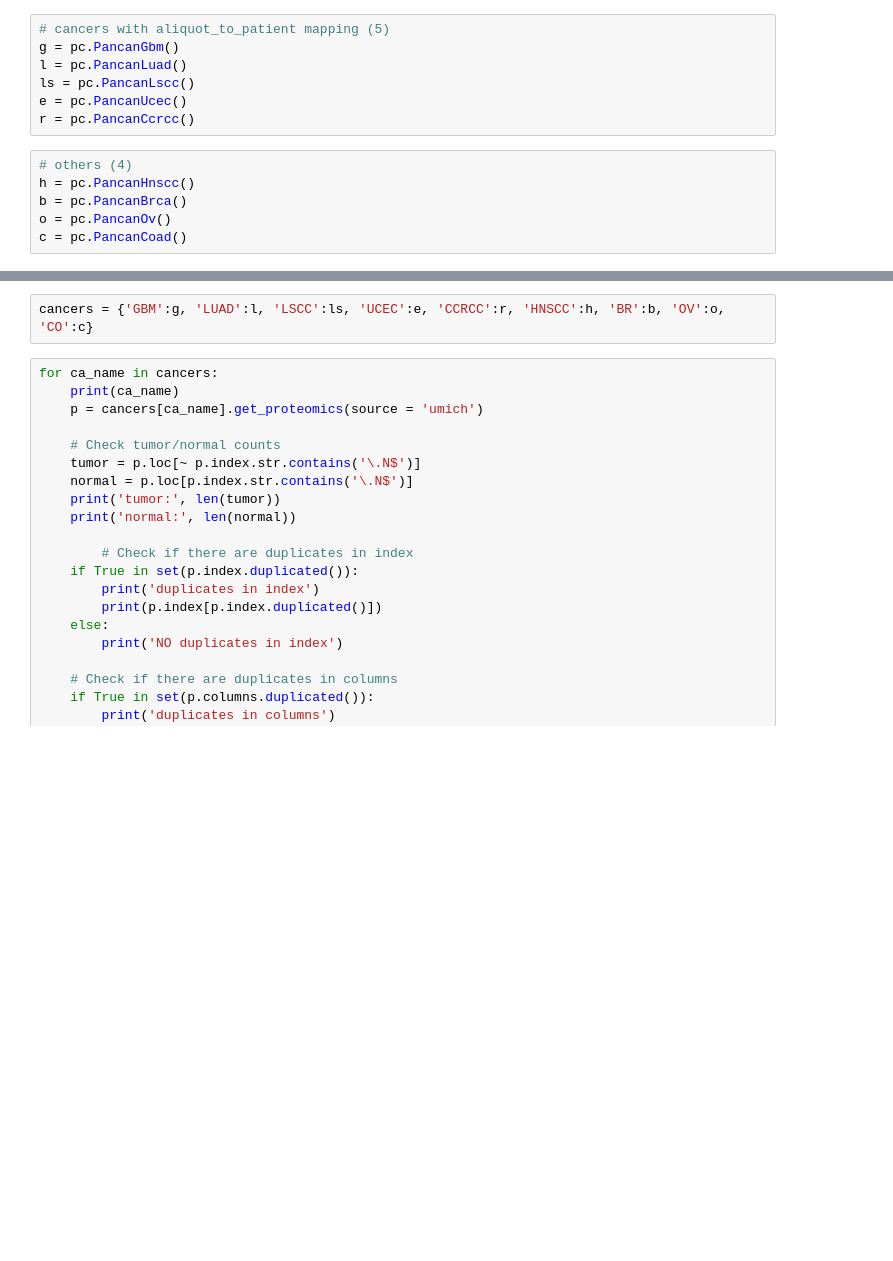
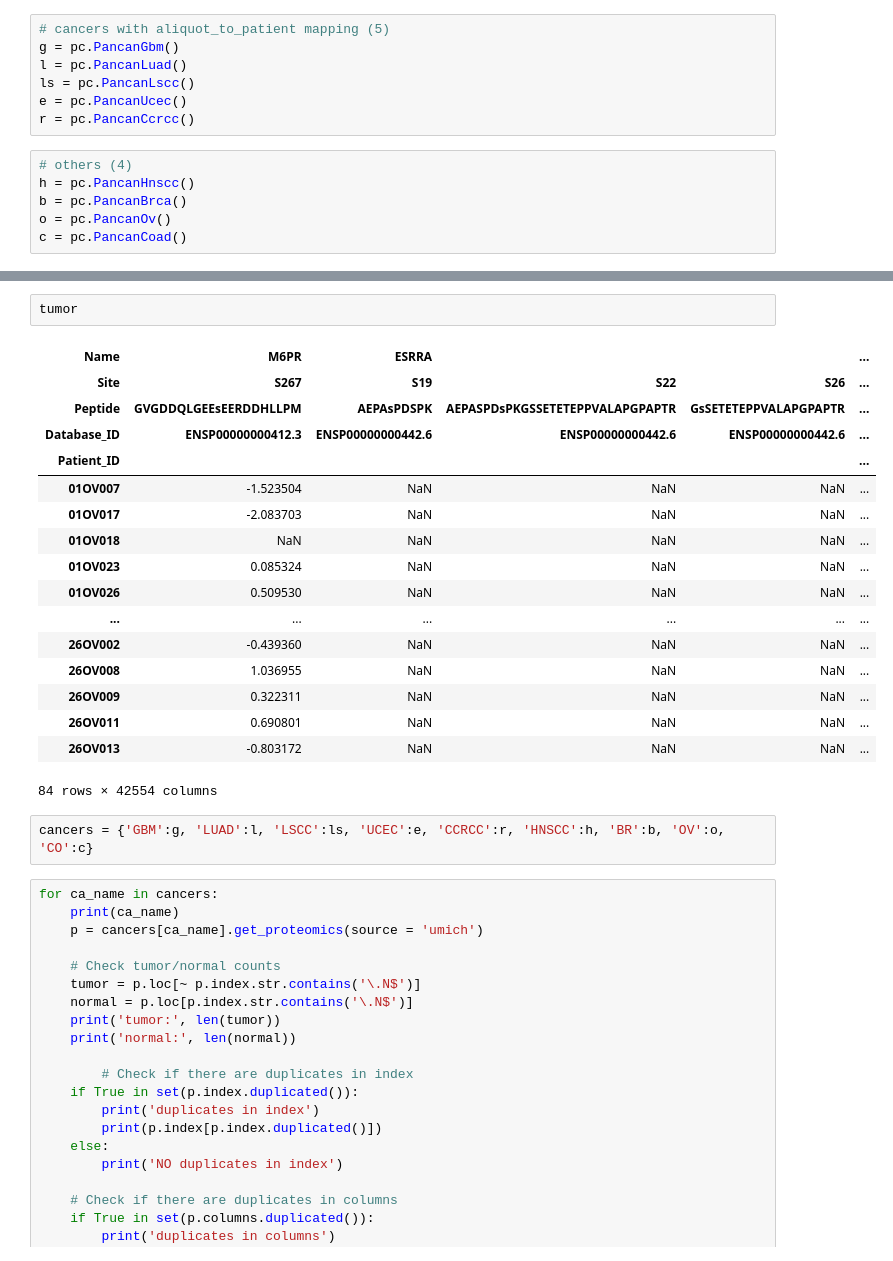
Before and after one commit to PayneLab/WhenMutationsDontMatter, a Jupyter notebook: PTEN/check pancan proteomics.ipynb, the cells around one changed output, grey strips where cells are left out. Saved outputs shown, nothing was run; the diff lists cells and outputs as text; blank space fills up the shorter version.

```diff
--- a/PTEN/check pancan proteomics.ipynb
+++ b/PTEN/check pancan proteomics.ipynb
@@ -85,3 +69,23 @@ NO duplicates in columns
+# %%
+tumor
+# %% [output]
+| Name | M6PR | ESRRA |  |  | ... |
+| Site | S267 | S19 | S22 | S26 | ... |
+| Peptide | GVGDDQLGEEsEERDDHLLPM | AEPAsPDSPK | AEPASPDsPKGSSETETEPPVALAPGPAPTR | GsSETETEPPVALAPGPAPTR | ... |
+| Database_ID | ENSP00000000412.3 | ENSP00000000442.6 | ENSP00000000442.6 | ENSP00000000442.6 | ... |
+| Patient_ID |  |  |  |  | ... |
+| 01OV007 | -1.523504 | NaN | NaN | NaN | ... |
+| 01OV017 | -2.083703 | NaN | NaN | NaN | ... |
+| 01OV018 | NaN | NaN | NaN | NaN | ... |
+| 01OV023 | 0.085324 | NaN | NaN | NaN | ... |
+| 01OV026 | 0.509530 | NaN | NaN | NaN | ... |
+| ... | ... | ... | ... | ... | ... |
+| 26OV002 | -0.439360 | NaN | NaN | NaN | ... |
+| 26OV008 | 1.036955 | NaN | NaN | NaN | ... |
+| 26OV009 | 0.322311 | NaN | NaN | NaN | ... |
+| 26OV011 | 0.690801 | NaN | NaN | NaN | ... |
+| 26OV013 | -0.803172 | NaN | NaN | NaN | ... |
+84 rows × 42554 columns
 # %%
 cancers = {'GBM':g, 'LUAD':l, 'LSCC':ls, 'UCEC':e, 'CCRCC':r, 'HNSCC':h, 'BR':b, 'OV':o, 'CO':c}
 # %%
```
Also changed, not shown: parts of 6 cells of this notebook, 3 other files.
